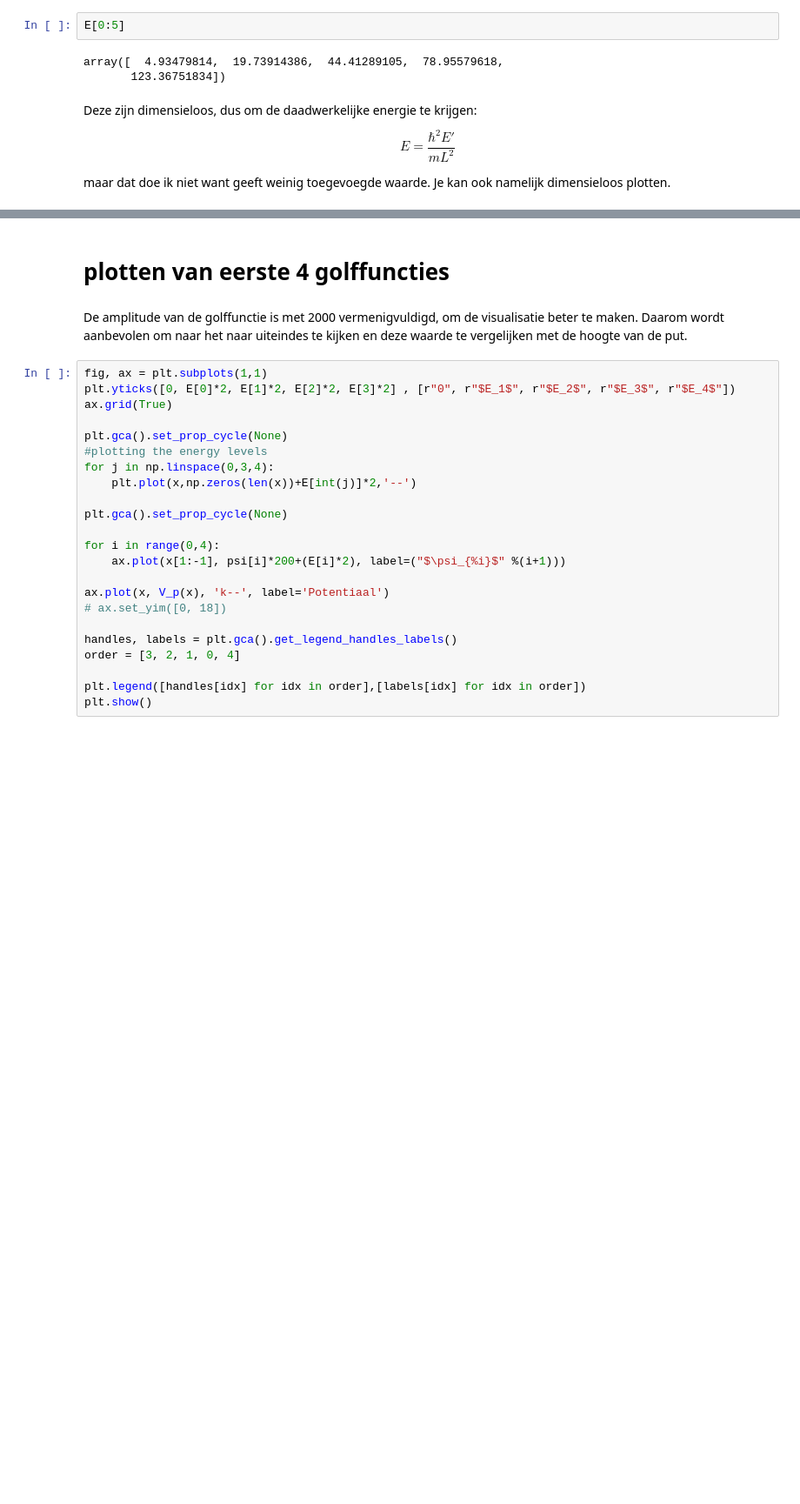
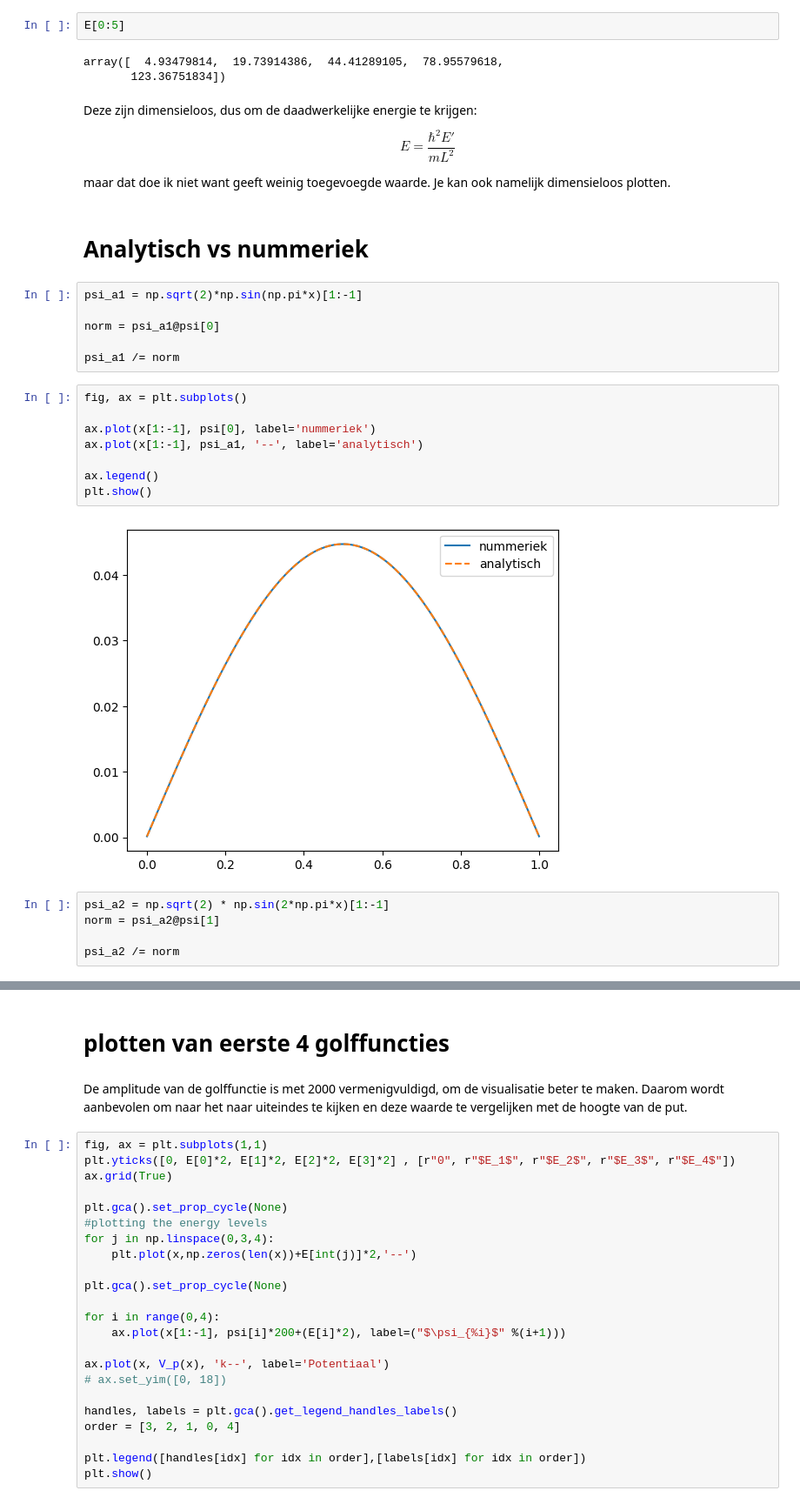
Before and after one commit to R4vante/School, a Jupyter notebook: ASIA/Infinite_well/1D-Schroedinger.ipynb, the cells around one changed output, grey strips where cells are left out. Shown at 87% size. Drawn from its saved outputs; the diff is of its cells as text; blank space fills up the shorter version.

```diff
--- a/ASIA/Infinite_well/1D-Schroedinger.ipynb
+++ b/ASIA/Infinite_well/1D-Schroedinger.ipynb
@@ -122,3 +122,26 @@ Deze zijn dimensieloos, dus om de daadwerkelijke energie te krijgen:
 $$ E = \frac{\hbar^2 E'}{m L^2} $$
 
 maar dat doe ik niet want geeft weinig toegevoegde waarde. Je kan ook namelijk dimensieloos plotten.
+# %% [markdown]
+# Analytisch vs nummeriek
+# %%
+psi_a1 = np.sqrt(2)*np.sin(np.pi*x)[1:-1]
+
+norm = psi_a1@psi[0]
+
+psi_a1 /= norm
+# %%
+fig, ax = plt.subplots()
+
+ax.plot(x[1:-1], psi[0], label='nummeriek')
+ax.plot(x[1:-1], psi_a1, '--', label='analytisch')
+
+ax.legend()
+plt.show()
+# %% [output]
+[figure, added]
+# %%
+psi_a2 = np.sqrt(2) * np.sin(2*np.pi*x)[1:-1]
+norm = psi_a2@psi[1]
+
+psi_a2 /= norm
```
Also changed, not shown: parts of 3 cells of this notebook.
